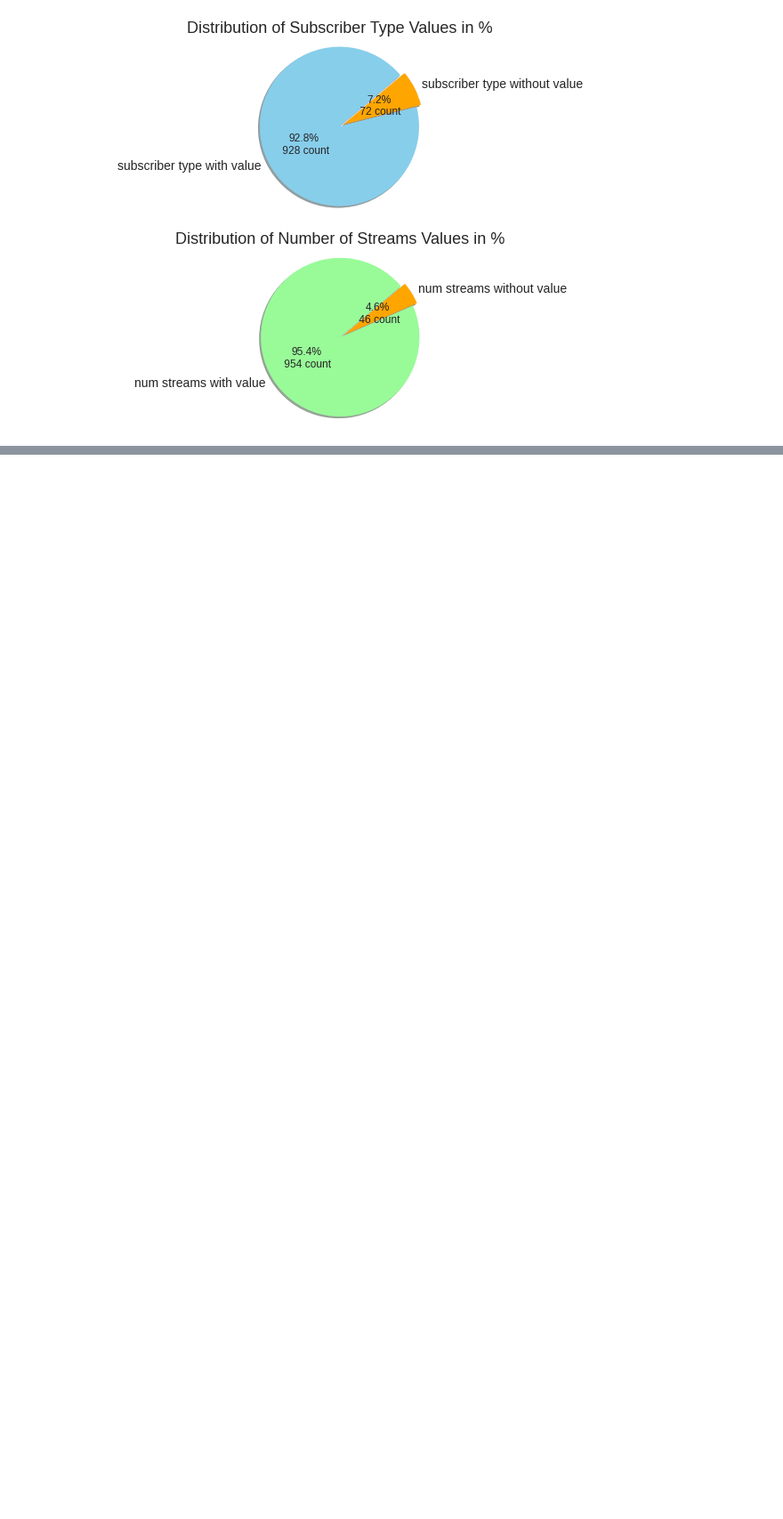
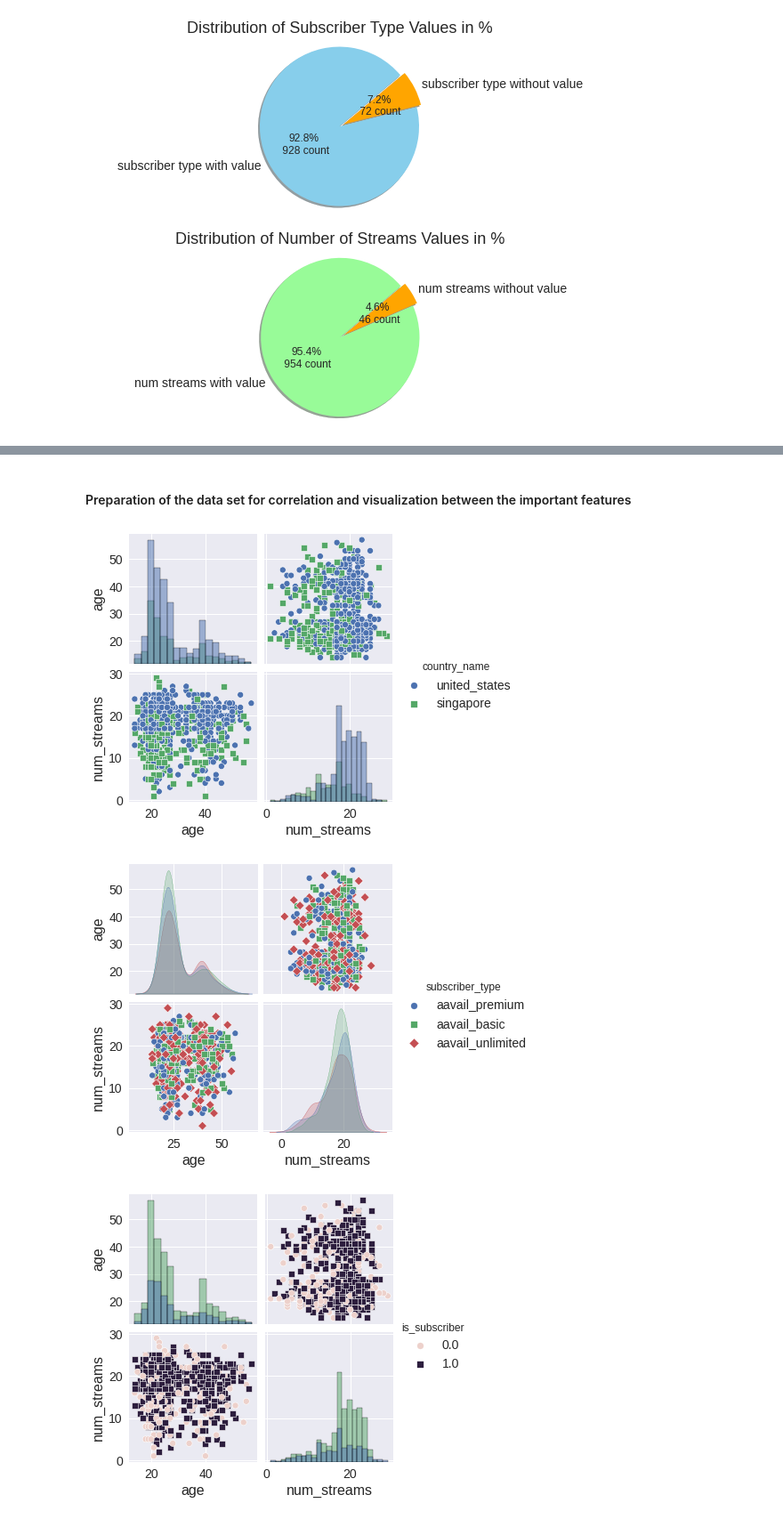
Before and after one commit to momchilantonov/Coursera-AIWorkflow_DataAnalysis_HypothesisTesting-IBM, a Jupyter notebook: Practice Peer-graded Assignment/notebooks/Visualization and Imputation.ipynb, the cells around one changed output, grey strips where cells are left out. Shown at 89% size. Drawn from its saved outputs; the diff is of its cells as text; code cells hidden in the pictures; blank space fills up the shorter version.

```diff
--- a/Practice Peer-graded Assignment/notebooks/Visualization and Imputation.ipynb
+++ b/Practice Peer-graded Assignment/notebooks/Visualization and Imputation.ipynb
@@ -417,0 +460,38 @@ plt.show()
+# %% [markdown]
+#### Preparation of the data set for correlation and visualization between the important features
+# %%
+# plot a univariate distribution to show the marginal distribution of the data in each important feature
+
+sns.pairplot(
+    data=data,
+    vars=['age', 'num_streams'],
+    hue='country_name',
+    diag_kind='hist',
+    kind='scatter',
+    dropna=True,
+    markers=['o', 's'],
+);
+
+sns.pairplot(
+    data=data,
+    vars=['age', 'num_streams'],
+    hue='subscriber_type',
+    diag_kind='kde',
+    kind='scatter',
+    dropna=True,
+    markers=['o', 's', 'D'],
+);
+
+sns.pairplot(
+    data=data,
+    vars=['age', 'num_streams'],
+    hue='is_subscriber',
+    diag_kind='hist',
+    kind='scatter',
+    dropna=True,
+    markers=['o', 's'],
+);
+# %% [output]
+[figure, added]
+[figure, added]
+[figure, added]
```
Also changed, not shown: parts of 21 cells of this notebook, 2 other files.
